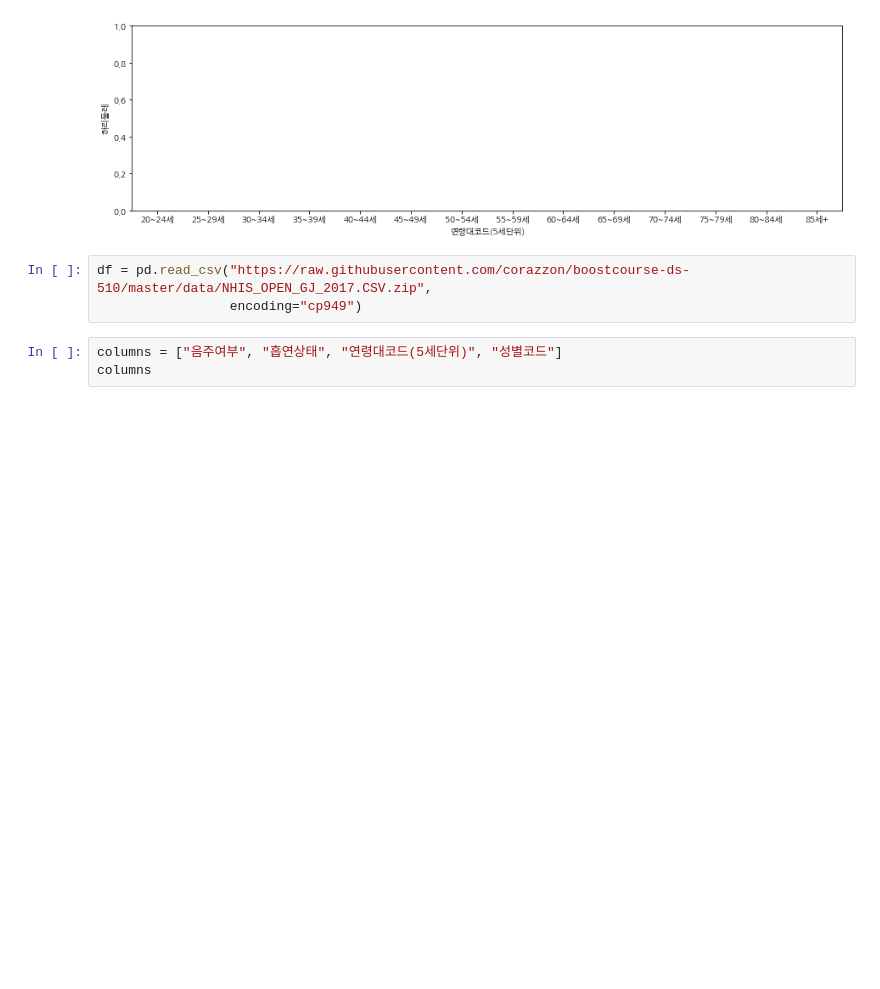
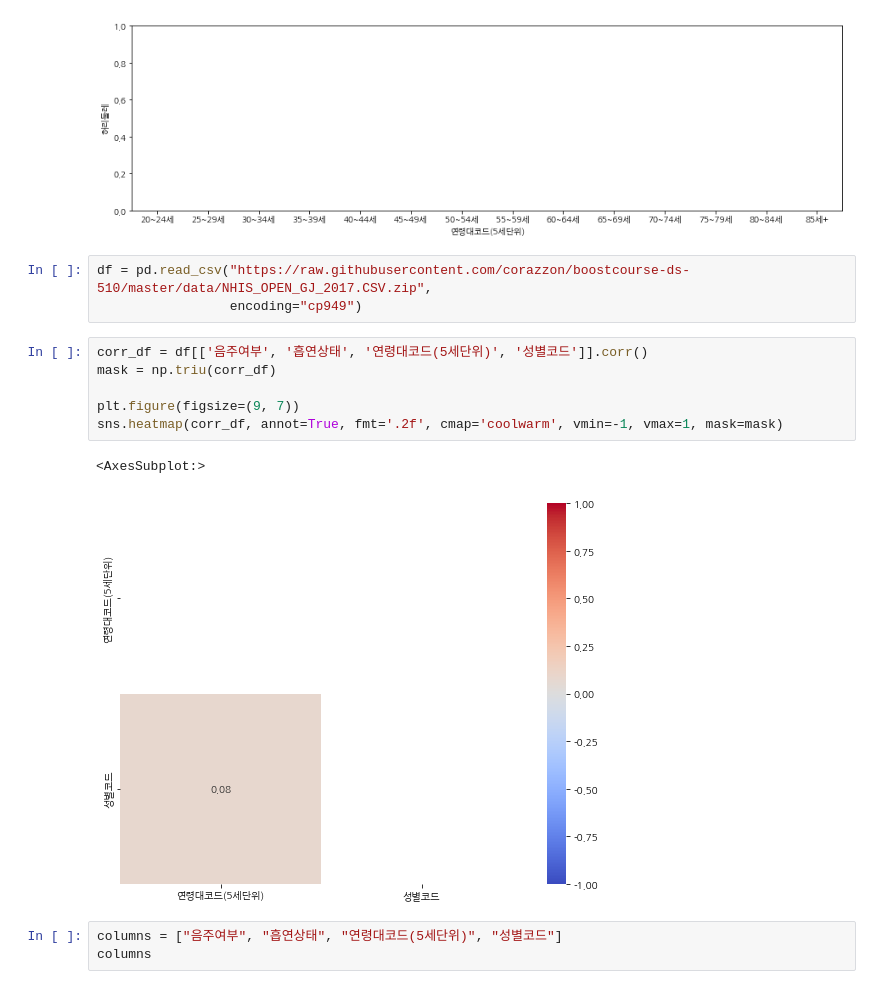
Before and after one commit to JaewooJason/Boostcourse, a Jupyter notebook: Week 3 Mission.ipynb, the cells around one changed output. Cells and saved outputs as stored; diff of their text form; blank space fills up the shorter version.

```diff
--- a/Week 3 Mission.ipynb
+++ b/Week 3 Mission.ipynb
@@ -110,6 +139,15 @@ sns.boxplot(data=IQR_df, x="연령대코드(5세단위)", y="허리둘레", orde
 # %%
 df = pd.read_csv("https://raw.githubusercontent.com/corazzon/boostcourse-ds-510/master/data/NHIS_OPEN_GJ_2017.CSV.zip",
                  encoding="cp949")
+# %%
+corr_df = df[['음주여부', '흡연상태', '연령대코드(5세단위)', '성별코드']].corr()
+mask = np.triu(corr_df)
+
+plt.figure(figsize=(9, 7))
+sns.heatmap(corr_df, annot=True, fmt='.2f', cmap='coolwarm', vmin=-1, vmax=1, mask=mask)
+# %% [output]
+<AxesSubplot:>
+[figure, added]
 # %%
 columns = ["음주여부", "흡연상태", "연령대코드(5세단위)", "성별코드"]
 columns
```
Also changed, not shown: parts of 4 cells of this notebook.
